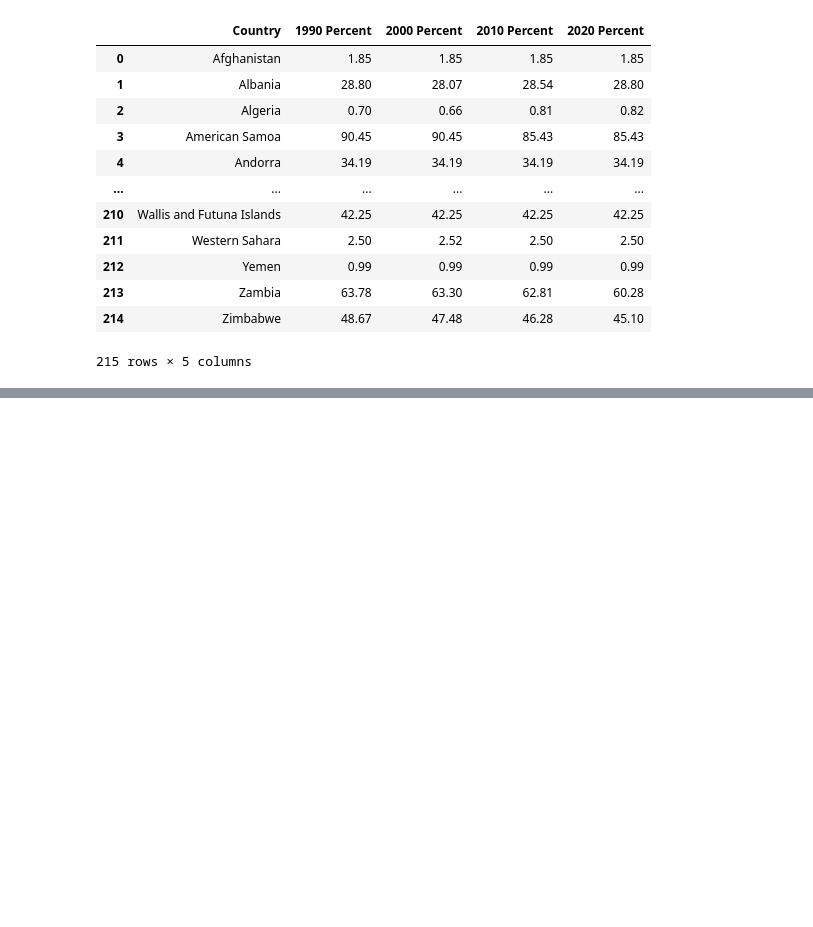
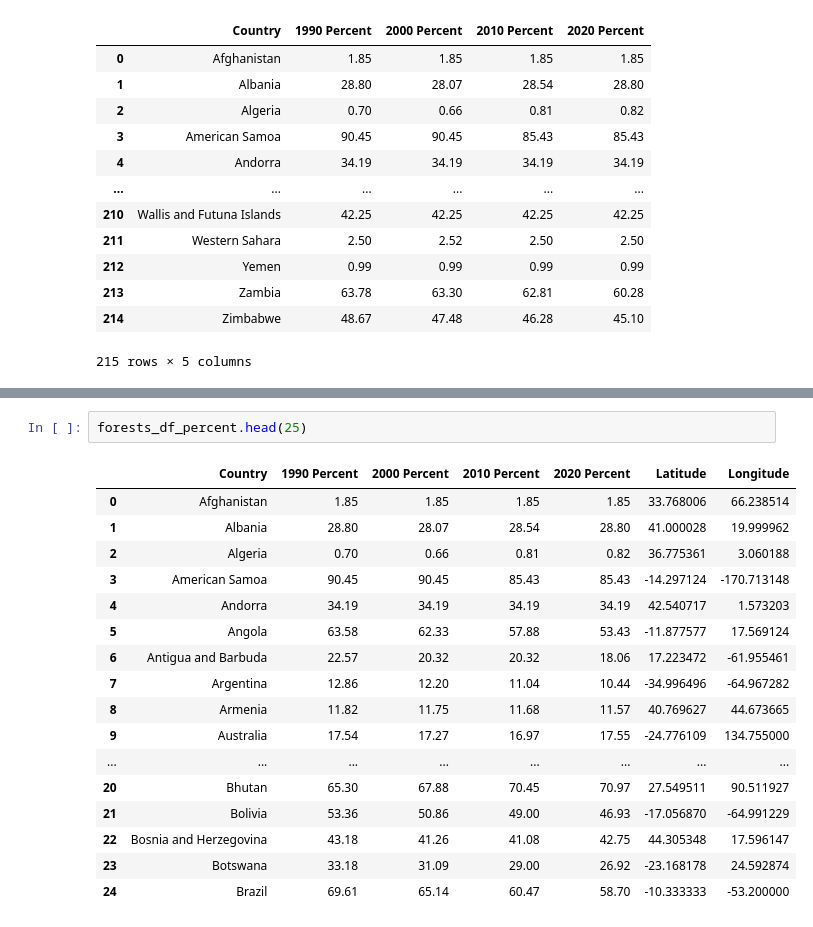
Before and after one commit to kristianrafuse/Project-3-Canadian-Biodiversity-and-Global-Forest-Decline, a Jupyter notebook: DataClean.ipynb, the cells around one changed output, grey strips where cells are left out. Saved outputs shown, nothing was run; the diff lists cells and outputs as text; blank space fills up the shorter version.

```diff
--- a/DataClean.ipynb
+++ b/DataClean.ipynb
@@ -432,0 +444,20 @@ forests_df_percent['Latitude'], forests_df_percent['Longitude'] = zip(*forests_d
+# %%
+forests_df_percent.head(25)
+# %% [output]
+|  | Country | 1990 Percent | 2000 Percent | 2010 Percent | 2020 Percent | Latitude | Longitude |
+| 0 | Afghanistan | 1.85 | 1.85 | 1.85 | 1.85 | 33.768006 | 66.238514 |
+| 1 | Albania | 28.80 | 28.07 | 28.54 | 28.80 | 41.000028 | 19.999962 |
+| 2 | Algeria | 0.70 | 0.66 | 0.81 | 0.82 | 36.775361 | 3.060188 |
+| 3 | American Samoa | 90.45 | 90.45 | 85.43 | 85.43 | -14.297124 | -170.713148 |
+| 4 | Andorra | 34.19 | 34.19 | 34.19 | 34.19 | 42.540717 | 1.573203 |
+| 5 | Angola | 63.58 | 62.33 | 57.88 | 53.43 | -11.877577 | 17.569124 |
+| 6 | Antigua and Barbuda | 22.57 | 20.32 | 20.32 | 18.06 | 17.223472 | -61.955461 |
+| 7 | Argentina | 12.86 | 12.20 | 11.04 | 10.44 | -34.996496 | -64.967282 |
+| 8 | Armenia | 11.82 | 11.75 | 11.68 | 11.57 | 40.769627 | 44.673665 |
+| 9 | Australia | 17.54 | 17.27 | 16.97 | 17.55 | -24.776109 | 134.755000 |
+| ... | ... | ... | ... | ... | ... | ... | ... |
+| 20 | Bhutan | 65.30 | 67.88 | 70.45 | 70.97 | 27.549511 | 90.511927 |
+| 21 | Bolivia | 53.36 | 50.86 | 49.00 | 46.93 | -17.056870 | -64.991229 |
+| 22 | Bosnia and Herzegovina | 43.18 | 41.26 | 41.08 | 42.75 | 44.305348 | 17.596147 |
+| 23 | Botswana | 33.18 | 31.09 | 29.00 | 26.92 | -23.168178 | 24.592874 |
+| 24 | Brazil | 69.61 | 65.14 | 60.47 | 58.70 | -10.333333 | -53.200000 |
```
Also changed, not shown: parts of 1 cell of this notebook, 2 other files.
